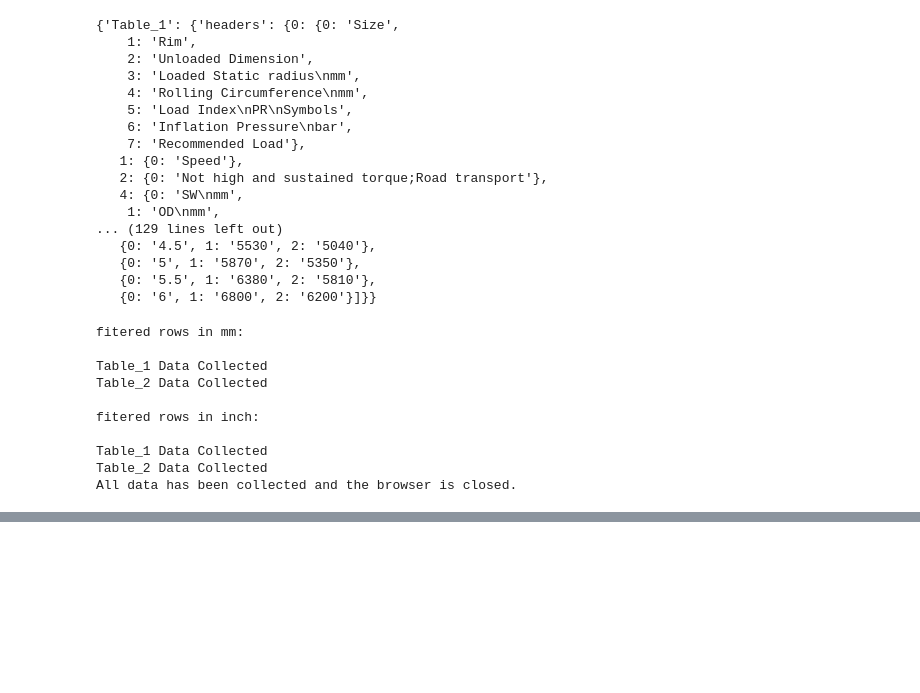
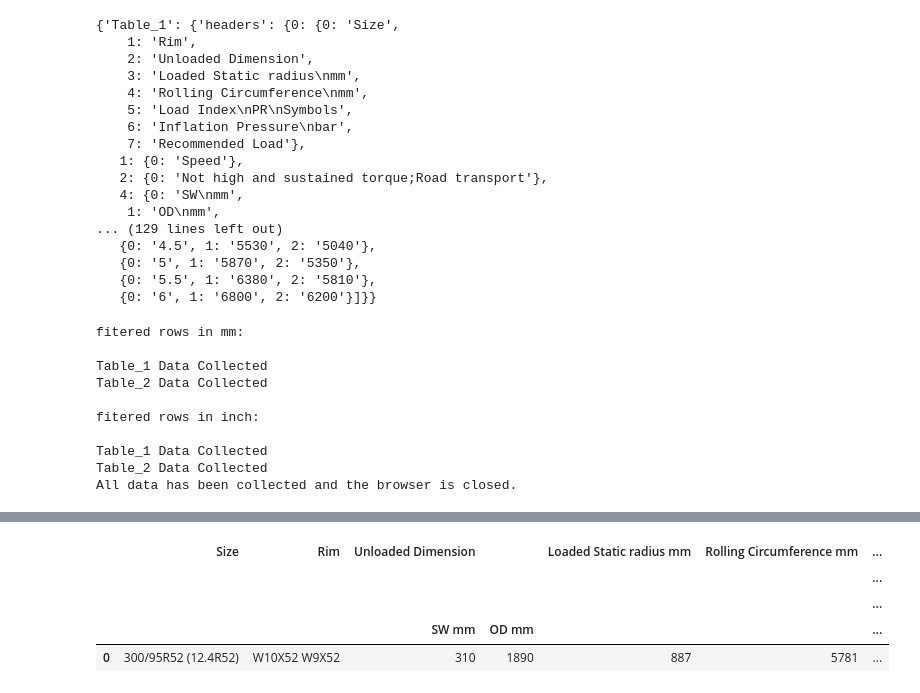
Before and after one commit to chetanjadhav-dev/Selenium-Web-Scraper, a Jupyter notebook: test.ipynb, the cells around one changed output, grey strips where cells are left out. Cells and saved outputs as stored; diff of their text form; code cells hidden in the pictures; blank space fills up the shorter version.

```diff
--- a/test.ipynb
+++ b/test.ipynb
@@ -476,0 +570,3 @@ usa_table_data
+# %%
+max_key = max(data1[0])
+max_key
@@ -476,0 +575,2 @@ usa_table_data
+# %%
+combined_dict = data1[0].copy()
@@ -476,0 +587,19 @@ usa_table_data
+# %%
+for k,v in data1[1][0].items():
+    combined_dict[max_key + 1 + k] = v
+# %%
+max_key = max(data1[0])
+combined_dict = data1[0].copy()
+
+for k,v in data1[1][0].items():
+    combined_dict[max_key + 1 + k] = v
+
+combined_data = list(combined_dict.values())
+# %%
+pd.DataFrame([combined_data], columns=mulcol)
+# %% [output]
+|  | Size | Rim | Unloaded Dimension |  | Loaded Static radius mm | Rolling Circumference mm | ... |
+|  |  |  |  |  |  |  | ... |
+|  |  |  |  |  |  |  | ... |
+|  |  |  | SW mm | OD mm |  |  | ... |
+| 0 | 300/95R52 (12.4R52) | W10X52 W9X52 | 310 | 1890 | 887 | 5781 | ... |
```
Also changed, not shown: parts of 19 cells of this notebook, 8 other files.
